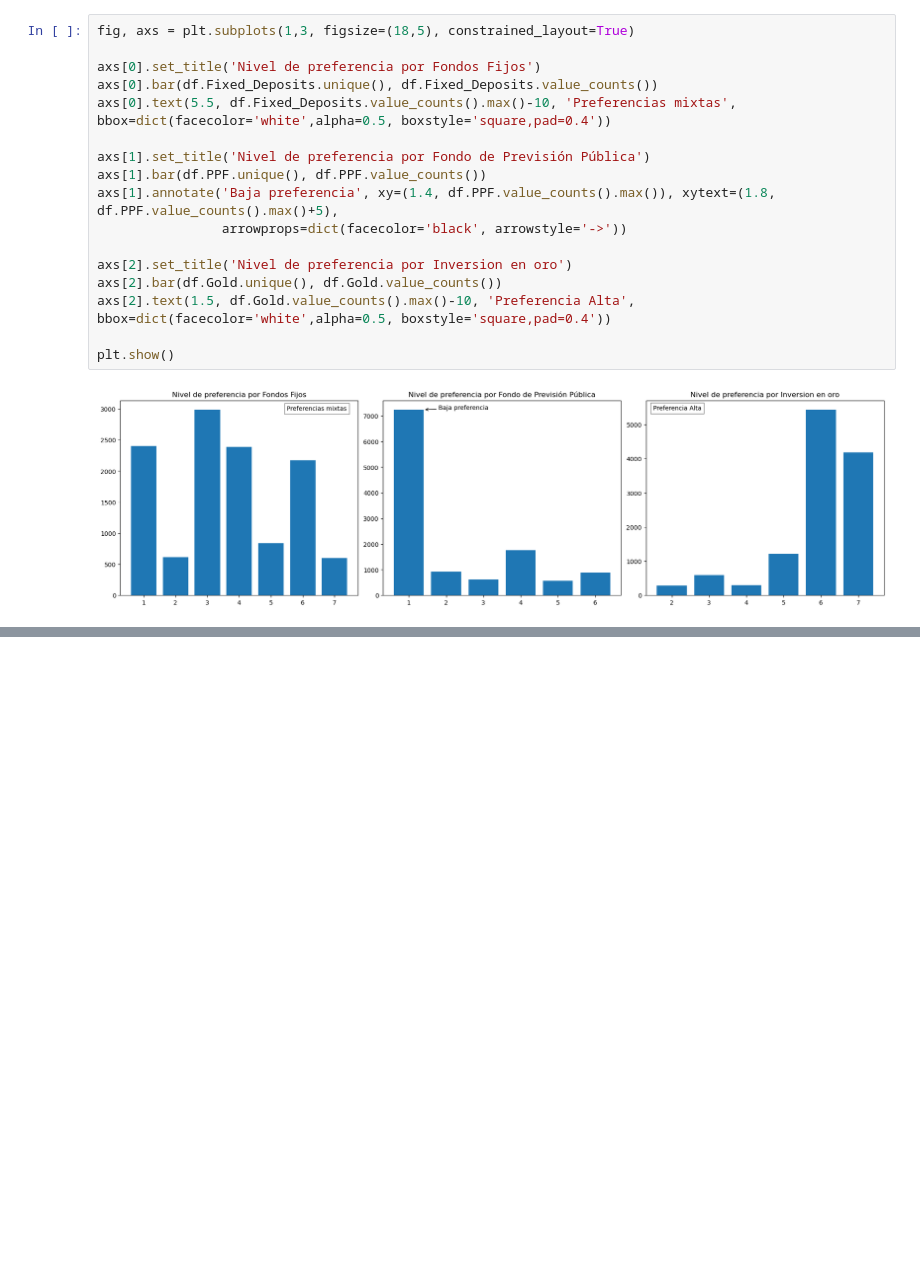
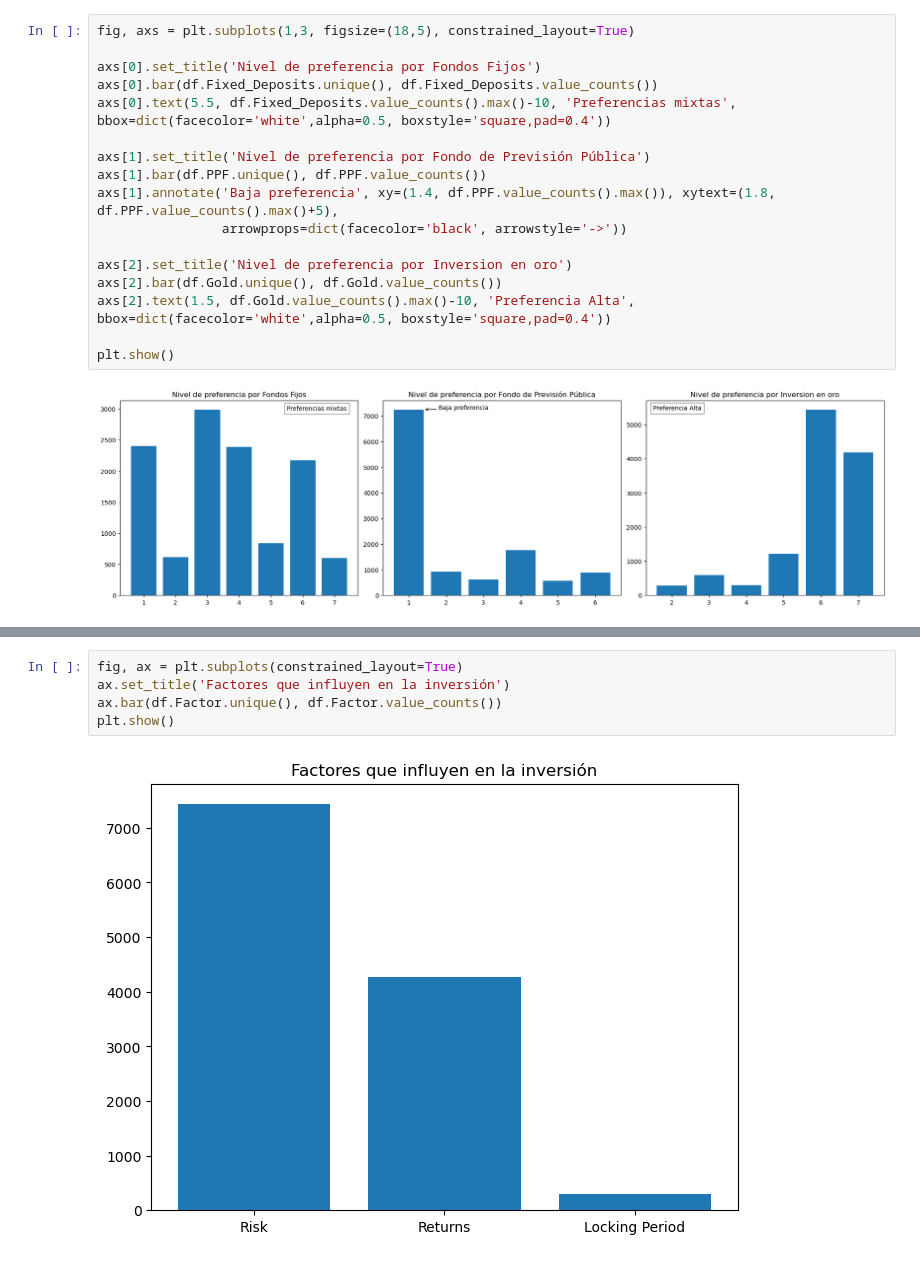
Before and after one commit to Sts87/data-analysis, a Jupyter notebook: 00-finance-trends/finance_trends.ipynb, the cells around one changed output, grey strips where cells are left out. Saved outputs shown, nothing was run; the diff lists cells and outputs as text; blank space fills up the shorter version.

```diff
--- a/00-finance-trends/finance_trends.ipynb
+++ b/00-finance-trends/finance_trends.ipynb
@@ -217,0 +218,7 @@ plt.show()
+# %%
+fig, ax = plt.subplots(constrained_layout=True)
+ax.set_title('Factores que influyen en la inversión')
+ax.bar(df.Factor.unique(), df.Factor.value_counts())
+plt.show()
+# %% [output]
+[figure, added]
```
Also changed, not shown: parts of 4 cells of this notebook.
